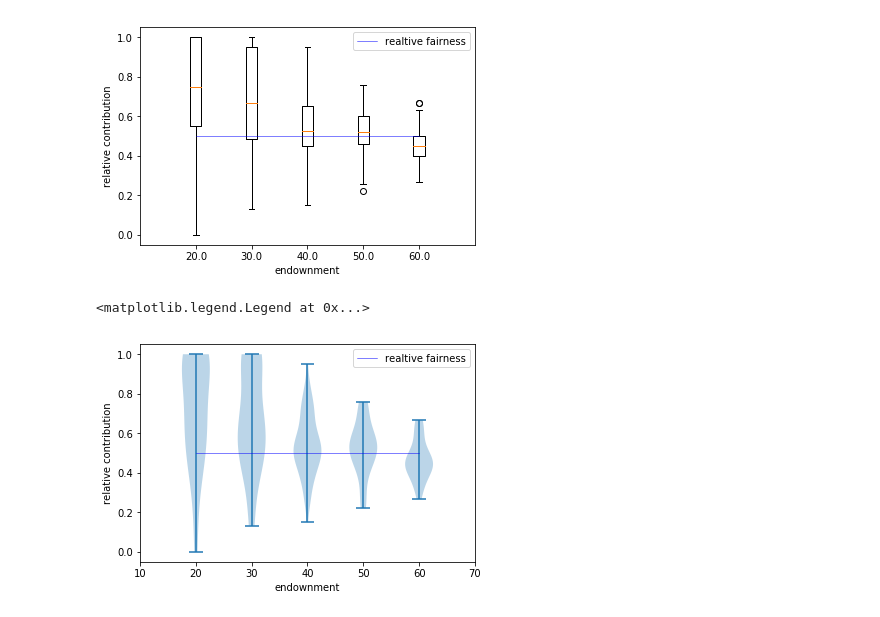
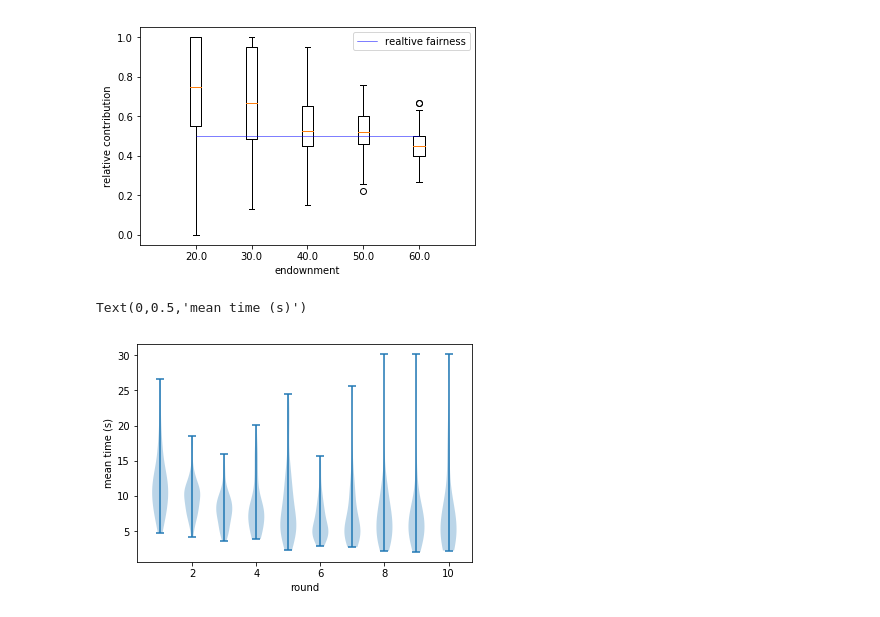
Before and after one commit to canigocallau/TFM, a Jupyter notebook: Climate game.ipynb, the cells around one changed output. Saved outputs shown, nothing was run; the diff lists cells and outputs as text; code cells hidden in the pictures.

```diff
--- a/Climate game.ipynb
+++ b/Climate game.ipynb
@@ -88,21 +94,21 @@ plt.legend()
 # %% [output]
 <matplotlib.legend.Legend at 0x...>
 [figure]
-# %%
-scvect=[20.0,30.0,40.0,50.0,60.0]
-rcvect=[0.0,0.0,0.0,0.0,0.0]
-data=[[],[],[],[],[]]
-for k in range(5):
-    for i in range(len(userdf)):
-        if (userdf.loc[i,"start_capital"]==scvect[k]):
-            data[k].append(1-userdf.loc[i,"winnings"]/scvect[k])
-plt.violinplot(data,positions=scvect,widths=5)
-fairvector=(0.5,0.5,0.5,0.5,0.5)
-plt.plot(scvect,fairvector,"b-",lw=0.5,label="realtive fairness")
-plt.xlabel("endownment")
-plt.ylabel("relative contribution")
-plt.xlim([10.0,70.0])
-plt.legend()
-# %% [output]
-<matplotlib.legend.Legend at 0x...>
-[figure, removed]
+# %%
+# mean time for each round with violinplot
+t1=rounddf["start_time"]
+t2=rounddf["end_time"]
+mcs=t2.str[-6:].astype(int)-t1.str[-6:].astype(int)
+sec=t2.str[-9:-7].astype(int)-t1.str[-9:-7].astype(int)
+mnt=t2.str[-12:-10].astype(int)-t1.str[-12:-10].astype(int)
+hr=t2.str[-15:-13].astype(int)-t1.str[-15:-13].astype(int)
+rounddf["time"]=3600*hr.astype(float)+60*mnt.astype(float)+sec.astype(float)+mcs.astype(float)/1000000.0
+timebyround=[[],[],[],[],[],[],[],[],[],[]]
+for k in range(540):
+    timebyround[k%10].append(rounddf.loc[k,"time"])
+plt.violinplot(timebyround,positions=[1,2,3,4,5,6,7,8,9,10])
+plt.xlabel("round")
+plt.ylabel("mean time (s)")
+# %% [output]
+Text(0,0.5,'mean time (s)')
+[figure, added]
```
Also changed, not shown: parts of 7 cells of this notebook.
